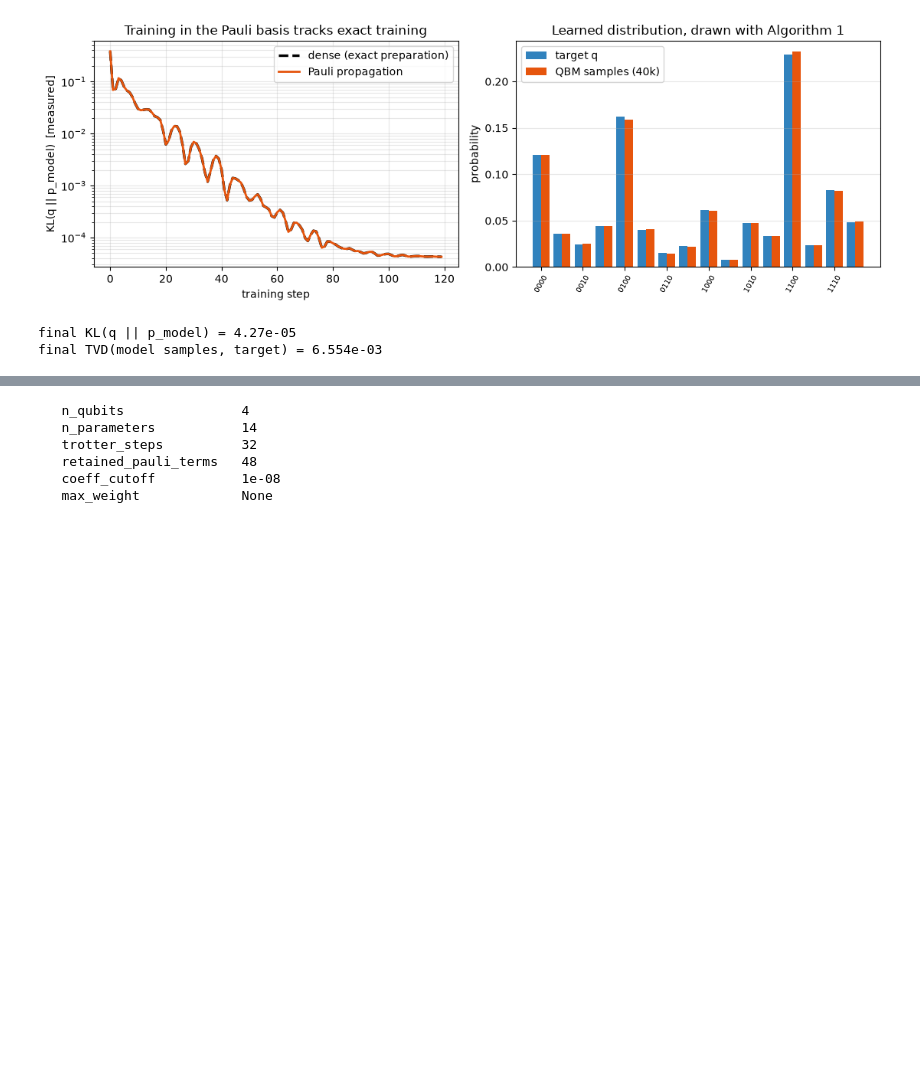
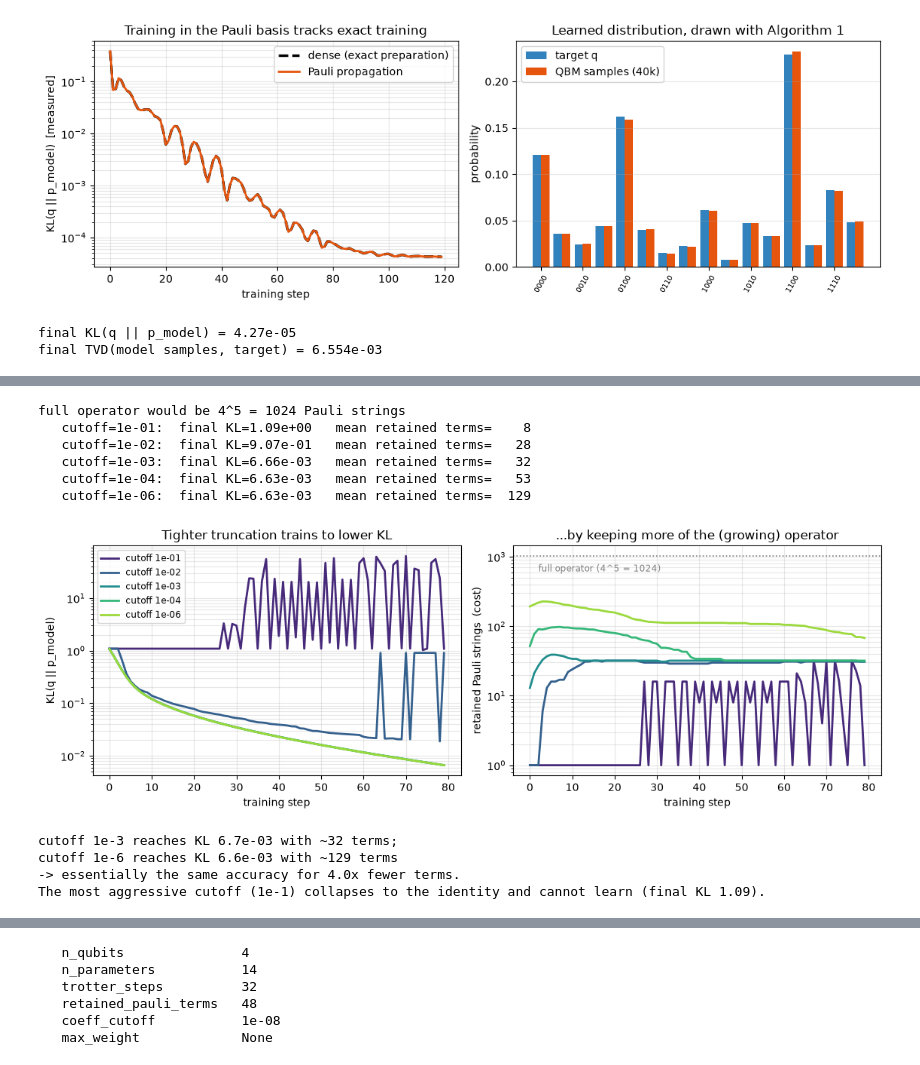
Before and after one commit to Michele-Minervini/qbmkit, a Jupyter notebook: notebooks/13_pauli_propagation_qbm.ipynb, the cells around one changed output, grey strips where cells are left out. Cells and saved outputs as stored; diff of their text form; code cells hidden in the pictures; blank space fills up the shorter version.

```diff
--- a/notebooks/13_pauli_propagation_qbm.ipynb
+++ b/notebooks/13_pauli_propagation_qbm.ipynb
@@ -315,0 +329,66 @@ The cost is the **number of retained Pauli strings**, and it is reported up fron
+# %%
+# a 5-qubit realizable target (so the operator spreads under training)
+target5 = qbm.FullyVisibleQBM(n=5, connectivity="all")
+target5.theta = np.random.default_rng(11).normal(scale=0.7, size=target5.n_params)
+qt = target5.probabilities()
+mask = qt > 0
+
+def kl_of(state):
+    p = np.clip(state.probabilities(), 1e-300, None)
+    return float(np.sum(qt[mask] * (np.log(qt[mask]) - np.log(p[mask]))))
+
+def train_truncated(coeff_cutoff, max_weight=np.inf, steps=80):
+    """Train and record (KL, retained-terms) at every step, in one pass."""
+    be = PauliPropagationBackend(trotter_steps=24, coeff_cutoff=coeff_cutoff,
+                                 max_weight=max_weight, seed=0)
+    m = qbm.learn(qt, steps=steps, connectivity="all",
+                  optimizer=qbm.optim.GradientDescent(lr=0.1, clip=1.0),
+                  backend=be, monitor=lambda s, mo: (kl_of(s), s.n_terms))
+    kl = np.array([x[0] for x in m.history.monitor])
+    terms = np.array([x[1] for x in m.history.monitor])
+    return kl, terms
+
+cutoffs = [1e-1, 1e-2, 1e-3, 1e-4, 1e-6]
+runs = {c: train_truncated(c) for c in cutoffs}
+print("full operator would be 4^5 =", 4**5, "Pauli strings")
+for c in cutoffs:
+    kl, tm = runs[c]
+    print(f"   cutoff={c:.0e}:  final KL={kl[-1]:.2e}   mean retained terms={tm.mean():5.0f}")
+# %% [output]
+full operator would be 4^5 = 1024 Pauli strings
+   cutoff=1e-01:  final KL=1.09e+00   mean retained terms=    8
+   cutoff=1e-02:  final KL=9.07e-01   mean retained terms=   28
+   cutoff=1e-03:  final KL=6.66e-03   mean retained terms=   32
+   cutoff=1e-04:  final KL=6.63e-03   mean retained terms=   53
+   cutoff=1e-06:  final KL=6.63e-03   mean retained terms=  129
+# %%
+fig, ax = plt.subplots(1, 2, figsize=(11.4, 4.0))
+colors = plt.cm.viridis(np.linspace(0.12, 0.85, len(cutoffs)))
+
+for c, col in zip(cutoffs, colors):
+    kl, tm = runs[c]
+    ax[0].semilogy(np.maximum(kl, 1e-6), c=col, lw=2, label=f"cutoff {c:.0e}")
+    ax[1].semilogy(np.maximum(tm, 1), c=col, lw=2)
+ax[0].set_xlabel("training step"); ax[0].set_ylabel("KL(q || p_model)")
+ax[0].set_title("Tighter truncation trains to lower KL")
+ax[0].legend(fontsize=8.5); ax[0].grid(alpha=0.3, which="both")
+
+ax[1].axhline(4**5, ls=":", c="grey", lw=1.2)
+ax[1].text(2, 4**5 * 0.6, "full operator (4^5 = 1024)", fontsize=8.5, color="grey")
+ax[1].set_xlabel("training step"); ax[1].set_ylabel("retained Pauli strings  (cost)")
+ax[1].set_title("...by keeping more of the (growing) operator")
+ax[1].grid(alpha=0.3, which="both")
+plt.tight_layout(); plt.show()
+
+good, loose = runs[1e-3], runs[1e-6]
+print(f"cutoff 1e-3 reaches KL {good[0][-1]:.1e} with ~{good[1].mean():.0f} terms;")
+print(f"cutoff 1e-6 reaches KL {loose[0][-1]:.1e} with ~{loose[1].mean():.0f} terms")
+print(f"-> essentially the same accuracy for {loose[1].mean()/good[1].mean():.1f}x fewer terms.")
+print(f"The most aggressive cutoff (1e-1) collapses to the identity and cannot learn "
+      f"(final KL {runs[1e-1][0][-1]:.2f}).")
+# %% [output]
+[figure, added]
+cutoff 1e-3 reaches KL 6.7e-03 with ~32 terms;
+cutoff 1e-6 reaches KL 6.6e-03 with ~129 terms
+-> essentially the same accuracy for 4.0x fewer terms.
+The most aggressive cutoff (1e-1) collapses to the identity and cannot learn (final KL 1.09).
```
Also changed, not shown: parts of 7 cells of this notebook, 3 other files.
